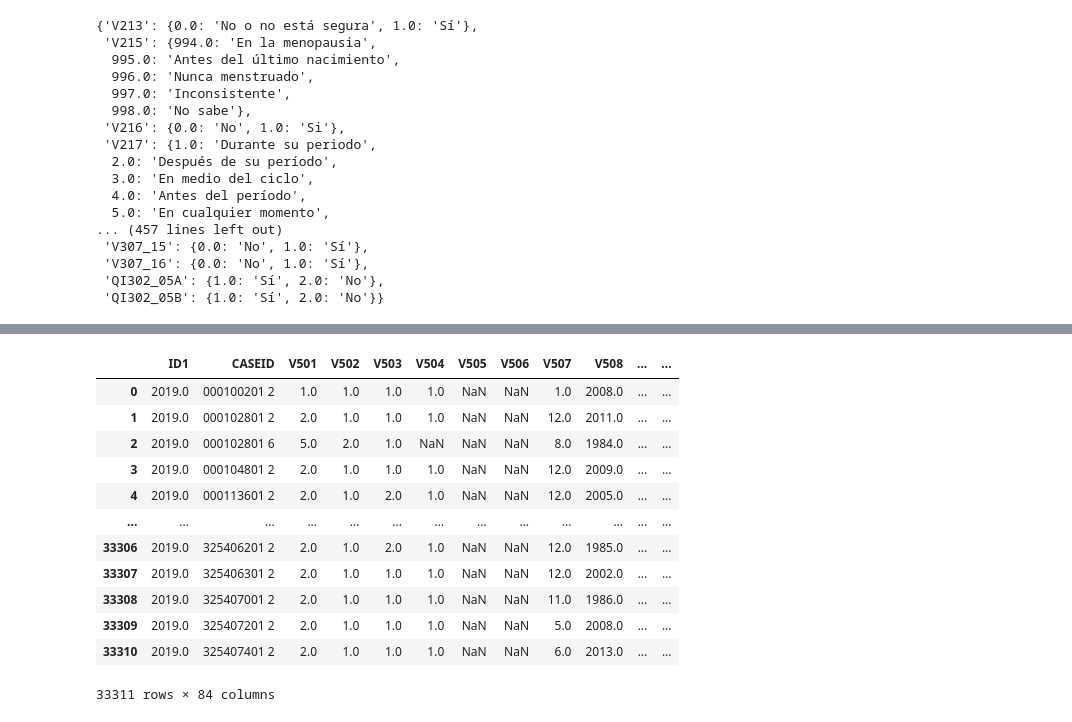
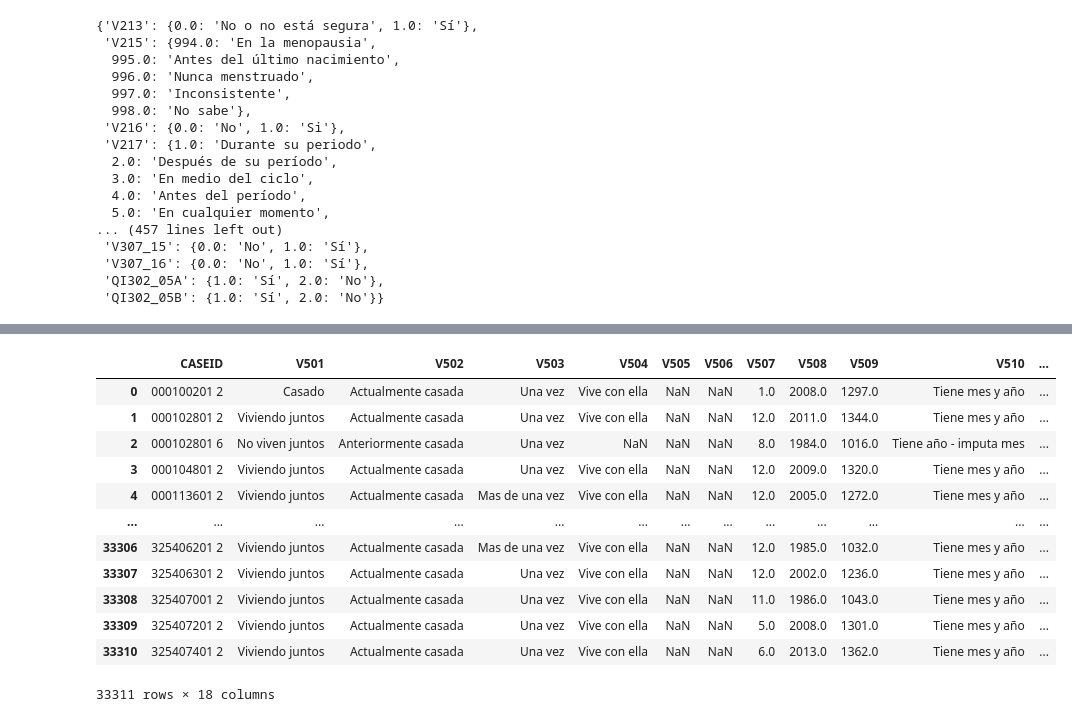
Before and after one commit to alexanderquispe/BiLab_Summer_Python, a Jupyter notebook: assignments/Assignment_3/group_1_ass_3_2024.ipynb, the cells around one changed output, grey strips where cells are left out. Saved outputs shown, nothing was run; the diff lists cells and outputs as text; code cells hidden in the pictures.

```diff
--- a/assignments/Assignment_3/group_1_ass_3_2024.ipynb
+++ b/assignments/Assignment_3/group_1_ass_3_2024.ipynb
@@ -367,18 +332,18 @@ rec2
 # %%
-rec3 = REC_3.loc[:, ['CASEID', 'V501', 'V502', 'V503', 'V504', 'V505', 'V506', 'V507', 'V508', 'V509', 'V510', 'V511', 'V512', 'V513', 'V525', 'V613', 'V714', 'V715']]
+rec3_1 = REC_3.loc[:, ['CASEID', 'V501', 'V502', 'V503', 'V504', 'V505', 'V506', 'V507', 'V508', 'V509', 'V510', 'V511', 'V512', 'V513', 'V525', 'V613', 'V714', 'V715']]
-# %%
-rec_3
-# %% [output]
-|  | ID1 | CASEID | V501 | V502 | V503 | V504 | V505 | V506 | V507 | V508 | ... | ... |
-| 0 | 2019.0 | 000100201 2 | 1.0 | 1.0 | 1.0 | 1.0 | NaN | NaN | 1.0 | 2008.0 | ... | ... |
-| 1 | 2019.0 | 000102801 2 | 2.0 | 1.0 | 1.0 | 1.0 | NaN | NaN | 12.0 | 2011.0 | ... | ... |
-| 2 | 2019.0 | 000102801 6 | 5.0 | 2.0 | 1.0 | NaN | NaN | NaN | 8.0 | 1984.0 | ... | ... |
-| 3 | 2019.0 | 000104801 2 | 2.0 | 1.0 | 1.0 | 1.0 | NaN | NaN | 12.0 | 2009.0 | ... | ... |
-| 4 | 2019.0 | 000113601 2 | 2.0 | 1.0 | 2.0 | 1.0 | NaN | NaN | 12.0 | 2005.0 | ... | ... |
-| ... | ... | ... | ... | ... | ... | ... | ... | ... | ... | ... | ... | ... |
-| 33306 | 2019.0 | 325406201 2 | 2.0 | 1.0 | 2.0 | 1.0 | NaN | NaN | 12.0 | 1985.0 | ... | ... |
-| 33307 | 2019.0 | 325406301 2 | 2.0 | 1.0 | 1.0 | 1.0 | NaN | NaN | 12.0 | 2002.0 | ... | ... |
-| 33308 | 2019.0 | 325407001 2 | 2.0 | 1.0 | 1.0 | 1.0 | NaN | NaN | 11.0 | 1986.0 | ... | ... |
-| 33309 | 2019.0 | 325407201 2 | 2.0 | 1.0 | 1.0 | 1.0 | NaN | NaN | 5.0 | 2008.0 | ... | ... |
-| 33310 | 2019.0 | 325407401 2 | 2.0 | 1.0 | 1.0 | 1.0 | NaN | NaN | 6.0 | 2013.0 | ... | ... |
-33311 rows × 84 columns
+# %%
+rec3_1
+# %% [output]
+|  | CASEID | V501 | V502 | V503 | V504 | V505 | V506 | V507 | V508 | V509 | V510 | ... |
+| 0 | 000100201 2 | Casado | Actualmente casada | Una vez | Vive con ella | NaN | NaN | 1.0 | 2008.0 | 1297.0 | Tiene mes y año | ... |
+| 1 | 000102801 2 | Viviendo juntos | Actualmente casada | Una vez | Vive con ella | NaN | NaN | 12.0 | 2011.0 | 1344.0 | Tiene mes y año | ... |
+| 2 | 000102801 6 | No viven juntos | Anteriormente casada | Una vez | NaN | NaN | NaN | 8.0 | 1984.0 | 1016.0 | Tiene año - imputa mes | ... |
+| 3 | 000104801 2 | Viviendo juntos | Actualmente casada | Una vez | Vive con ella | NaN | NaN | 12.0 | 2009.0 | 1320.0 | Tiene mes y año | ... |
+| 4 | 000113601 2 | Viviendo juntos | Actualmente casada | Mas de una vez | Vive con ella | NaN | NaN | 12.0 | 2005.0 | 1272.0 | Tiene mes y año | ... |
+| ... | ... | ... | ... | ... | ... | ... | ... | ... | ... | ... | ... | ... |
+| 33306 | 325406201 2 | Viviendo juntos | Actualmente casada | Mas de una vez | Vive con ella | NaN | NaN | 12.0 | 1985.0 | 1032.0 | Tiene mes y año | ... |
+| 33307 | 325406301 2 | Viviendo juntos | Actualmente casada | Una vez | Vive con ella | NaN | NaN | 12.0 | 2002.0 | 1236.0 | Tiene mes y año | ... |
+| 33308 | 325407001 2 | Viviendo juntos | Actualmente casada | Una vez | Vive con ella | NaN | NaN | 11.0 | 1986.0 | 1043.0 | Tiene mes y año | ... |
+| 33309 | 325407201 2 | Viviendo juntos | Actualmente casada | Una vez | Vive con ella | NaN | NaN | 5.0 | 2008.0 | 1301.0 | Tiene mes y año | ... |
+| 33310 | 325407401 2 | Viviendo juntos | Actualmente casada | Una vez | Vive con ella | NaN | NaN | 6.0 | 2013.0 | 1362.0 | Tiene mes y año | ... |
+33311 rows × 18 columns
```
Also changed, not shown: parts of 45 cells of this notebook.
